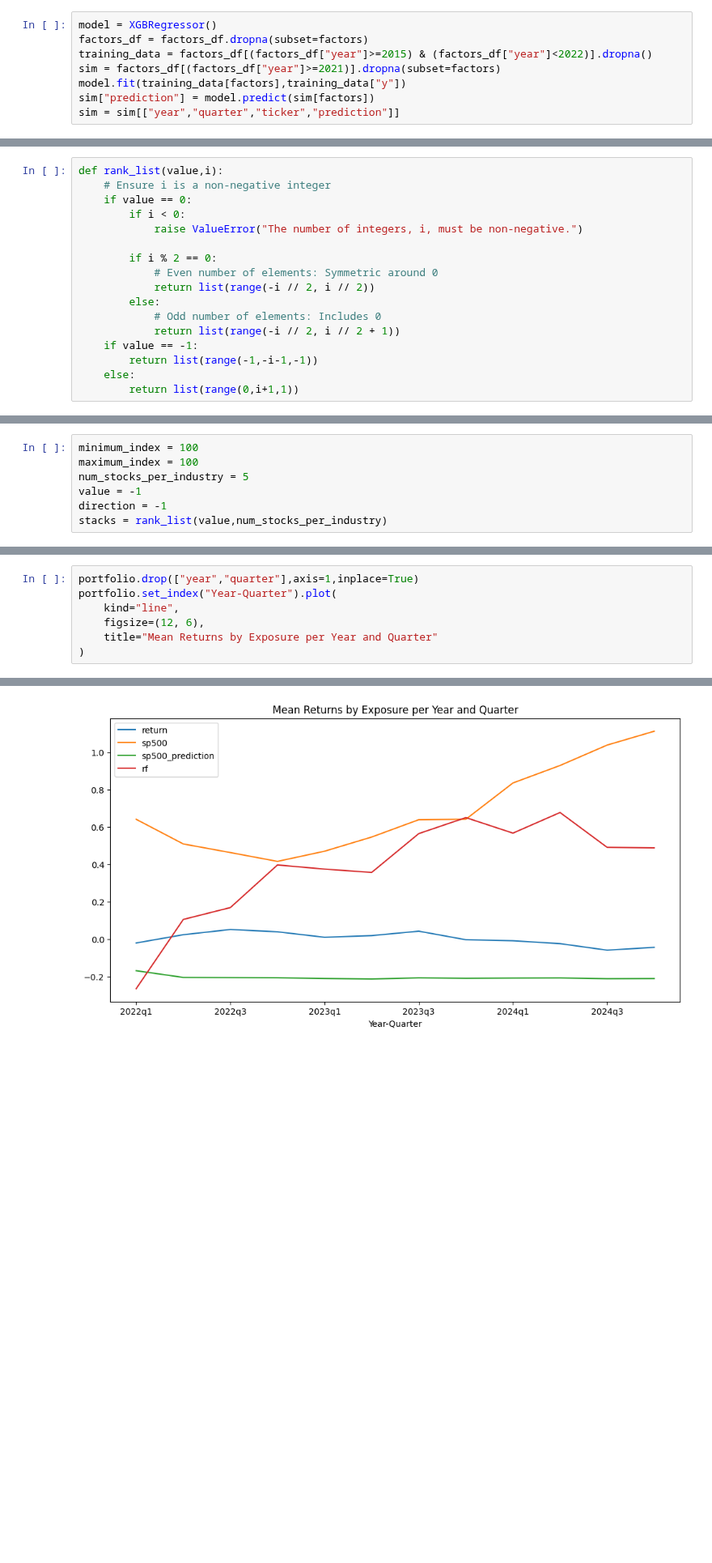
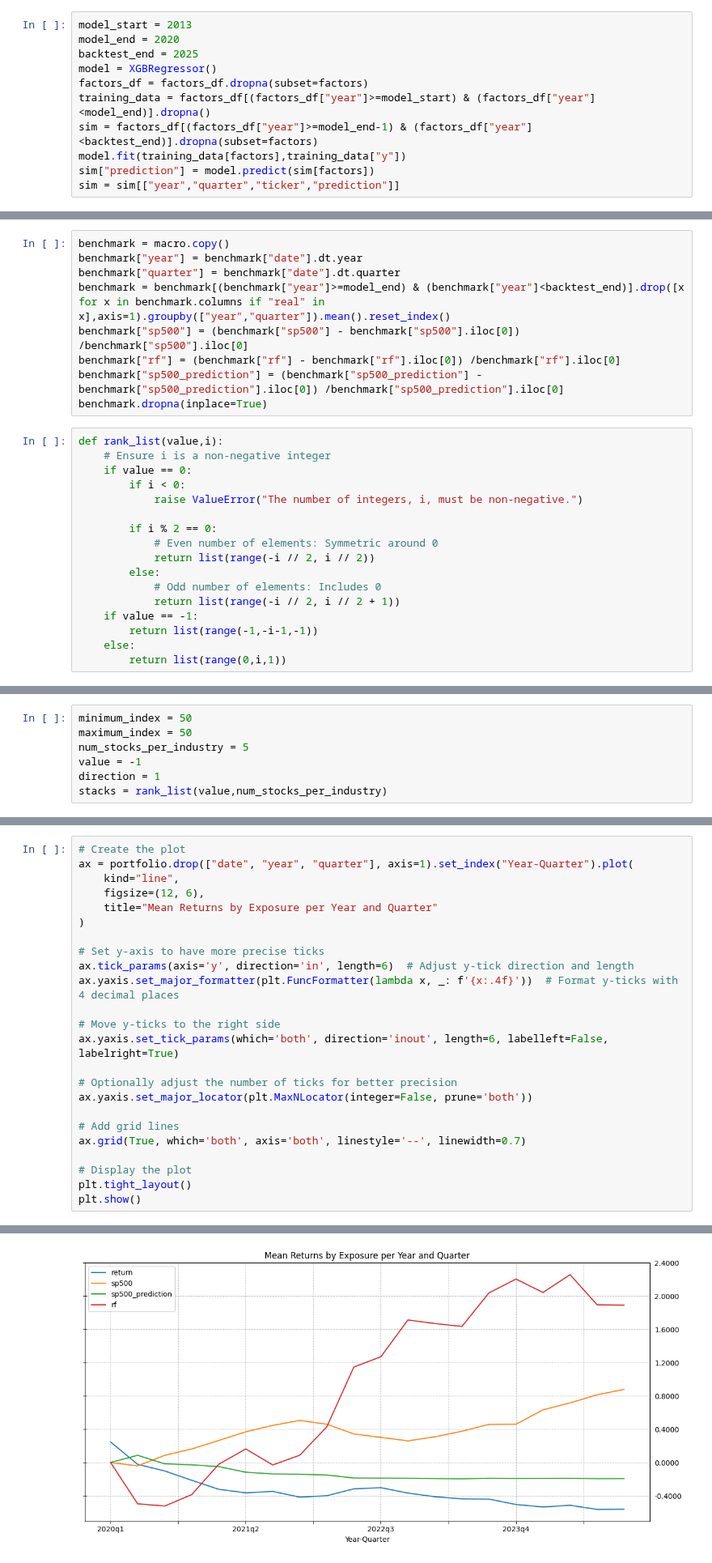
Before and after one commit to chung-ejy/sapling, a Jupyter notebook: fs_analysis_manual.ipynb, the cells around one changed output, grey strips where cells are left out. Shown at 81% size. Cells and saved outputs as stored; diff of their text form; blank space fills up the shorter version.

```diff
--- a/fs_analysis_manual.ipynb
+++ b/fs_analysis_manual.ipynb
@@ -125,8 +96,11 @@ factors_df.sort_values(["ticker","year","quarter"])
 # %%
+model_start = 2013
+model_end = 2020
+backtest_end = 2025
 model = XGBRegressor()
 factors_df = factors_df.dropna(subset=factors)
-training_data = factors_df[(factors_df["year"]>=2015) & (factors_df["year"]<2022)].dropna()
-sim = factors_df[(factors_df["year"]>=2021)].dropna(subset=factors)
+training_data = factors_df[(factors_df["year"]>=model_start) & (factors_df["year"]<model_end)].dropna()
+sim = factors_df[(factors_df["year"]>=model_end-1) & (factors_df["year"]<backtest_end)].dropna(subset=factors)
 model.fit(training_data[factors],training_data["y"])
 sim["prediction"] = model.predict(sim[factors])
 sim = sim[["year","quarter","ticker","prediction"]]
@@ -164,6 +152,15 @@ simulation["exposure"] = [1 if x <= simulation["rank"].max() * 0.50 else -1 if x
 simulation["sell_price"] = simulation["adjclose"]
 simulation["sell_date"] = simulation["date"]
 simulation.sort_values("date",inplace=True)
+# %%
+benchmark = macro.copy()
+benchmark["year"] = benchmark["date"].dt.year
+benchmark["quarter"] = benchmark["date"].dt.quarter
+benchmark = benchmark[(benchmark["year"]>=model_end) & (benchmark["year"]<backtest_end)].drop([x for x in benchmark.columns if "real" in x],axis=1).groupby(["year","quarter"]).mean().reset_index()
+benchmark["sp500"] = (benchmark["sp500"] - benchmark["sp500"].iloc[0]) /benchmark["sp500"].iloc[0]
+benchmark["rf"] = (benchmark["rf"] - benchmark["rf"].iloc[0]) /benchmark["rf"].iloc[0]
+benchmark["sp500_prediction"] = (benchmark["sp500_prediction"] - benchmark["sp500_prediction"].iloc[0]) /benchmark["sp500_prediction"].iloc[0]
+benchmark.dropna(inplace=True)
 # %%
 def rank_list(value,i):
     # Ensure i is a non-negative integer
@@ -180,7 +177,7 @@ def rank_list(value,i):
     if value == -1:
         return list(range(-1,-i-1,-1))
     else:
-        return list(range(0,i+1,1))
+        return list(range(0,i,1))
 # %%
 filtered_columns = ["year","quarter","date","sell_date","GICS Sector","ticker","rank","exposure","adjclose","sell_price"]
 agg_query = {"date":"first","sell_date":"last","GICS Sector":"first","exposure":"first","rank":"first","adjclose":"first","sell_price":"last"}
@@ -187,9 +275,9 @@ agg_query = {"date":"first","sell_date":"last","GICS Sector":"first","exposure":
 # %%
-minimum_index = 100
-maximum_index = 100
+minimum_index = 50
+maximum_index = 50
 num_stocks_per_industry = 5
 value = -1
-direction = -1
+direction = 1
 stacks = rank_list(value,num_stocks_per_industry)
 # %%
 stacks = rank_list(value,num_stocks_per_industry)
@@ -252,8 +322,25 @@ plt.show()
 # %%
-portfolio.drop(["year","quarter"],axis=1,inplace=True)
-portfolio.set_index("Year-Quarter").plot(
+# Create the plot
+ax = portfolio.drop(["date", "year", "quarter"], axis=1).set_index("Year-Quarter").plot(
     kind="line",
     figsize=(12, 6),
     title="Mean Returns by Exposure per Year and Quarter"
 )
+
+# Set y-axis to have more precise ticks
+ax.tick_params(axis='y', direction='in', length=6)  # Adjust y-tick direction and length
+ax.yaxis.set_major_formatter(plt.FuncFormatter(lambda x, _: f'{x:.4f}'))  # Format y-ticks with 4 decimal places
+
+# Move y-ticks to the right side
+ax.yaxis.set_tick_params(which='both', direction='inout', length=6, labelleft=False, labelright=True)
+
+# Optionally adjust the number of ticks for better precision
+ax.yaxis.set_major_locator(plt.MaxNLocator(integer=False, prune='both'))
+
+# Add grid lines
+ax.grid(True, which='both', axis='both', linestyle='--', linewidth=0.7)
+
+# Display the plot
+plt.tight_layout()
+plt.show()
 # %% [output]
@@ -261 +347 @@ portfolio.set_index("Year-Quarter").plot(
-[figure, old version]
+[figure, new version]
```
Also changed, not shown: parts of 18 cells of this notebook, 1 other file.
